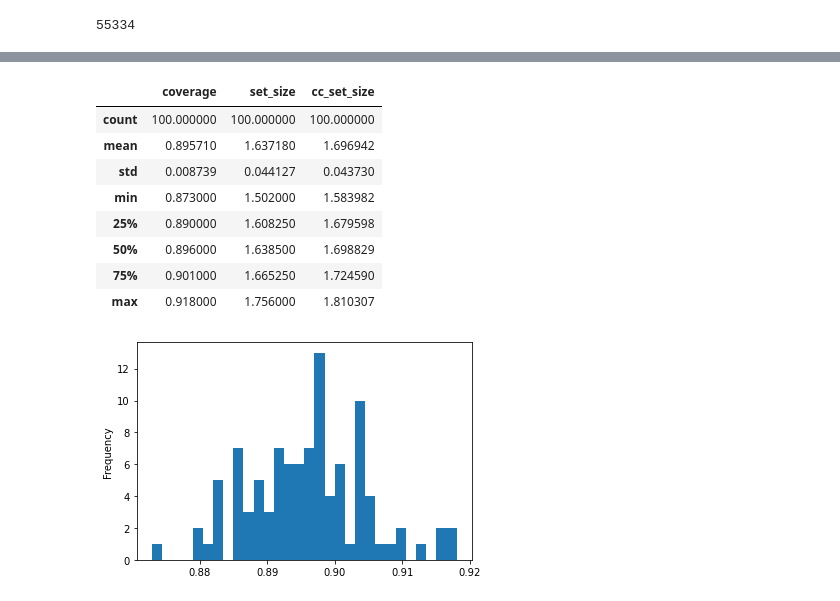
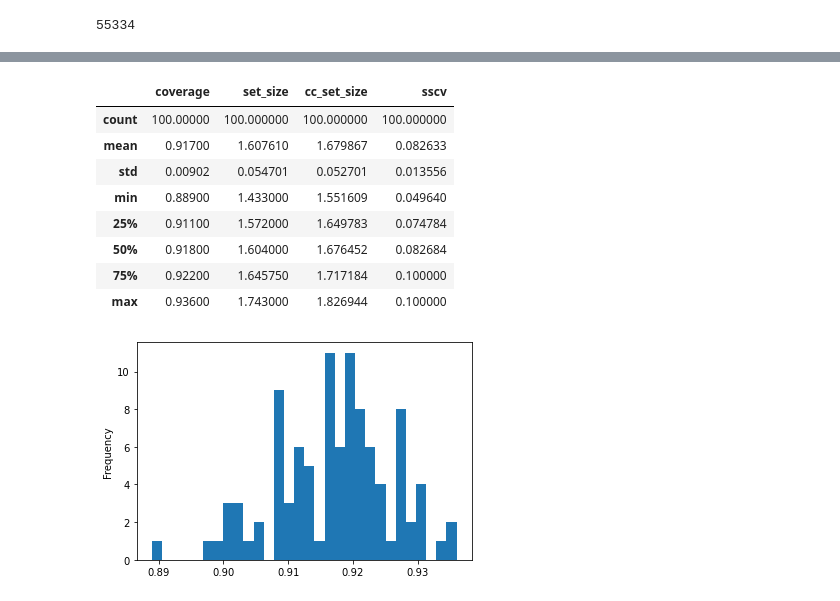
Before and after one commit to jase-clarkson/graph_cp, a Jupyter notebook: reddit.ipynb, the cells around one changed output, grey strips where cells are left out. Saved outputs shown, nothing was run; the diff lists cells and outputs as text; code cells hidden in the pictures.

```diff
--- a/reddit.ipynb
+++ b/reddit.ipynb
@@ -33,15 +34,17 @@ G
 # %% [output]
 <networkx.classes.graph.Graph at 0x...>
 # %%
-def get_nbhd_weights(G, node, k, geom=True):
+def get_nbhd_weights(G, node, k, scheme='unif'):
     # Get dict containing nodes -> shortest path to node (i.e. depth).
     node_depth_map = pd.Series(nx.single_source_shortest_path_length(G, node, cutoff=k), name='distance')
     node_depth_map.index.name = 'node_id'
     node_depth_map = node_depth_map.drop(node) # Remove the node itself from list.
     node_depth_map = node_depth_map.reset_index()
 
-    if geom:
-        node_depth_map['weight'] = (0.5)**(node_depth_map['distance'] - 1)  # Weight =
+    if scheme == 'geom':
+        node_depth_map['weight'] = (0.5)**(node_depth_map['distance'])  # Weight =
+    elif scheme == 'linear':
+        node_depth_map['weight'] = 1 / node_depth_map['distance']
     else:
         node_depth_map['weight'] = 1
     return node_depth_map
@@ -120,0 +128,4 @@ n_calib = 1000
+# %%
+napsg_sets, _ = precompute_naps_sets('geom')
+naps_sets, lcc_nodes = precompute_naps_sets('unif')
+napsl_sets, _ = precompute_naps_sets('linear')
@@ -121,19 +153,34 @@ n_calib = 1000
+# %%
+n_trials = 100
+n_eval = 1000
+sccv_bins = [-1, 1, 2, 3, 40]
 # %%
-nb_stats = []
+naps_stats = []
+napsl_stats = []
+napsg_stats = []
 full_stats = []
 # with mp.Pool(12) as p:
 for k in tqdm(range(n_trials)):
     ## Sample the prediction nodes.
-    pred_nodes = np.random.choice(lcc_nodes, size=n_calib, replace=False)
+    pred_nodes = np.random.choice(lcc_nodes, size=n_eval, replace=False)
     # Neighbourhood calibration is pre-computed, so just get prediction sets for them.
-    nb_stats.append(evaluate_predictions(sets_nb[pred_nodes].values,
+    naps_stats.append(evaluate_predictions(naps_sets.loc[pred_nodes, 'set'].values,
                                          test_x.loc[pred_nodes].values,
-                                         np.squeeze(test_y.loc[pred_nodes].values)
+                                         np.squeeze(test_y.loc[pred_nodes].values), alpha, sccv_bins
                                          ))
+    napsl_stats.append(evaluate_predictions(napsl_sets.loc[pred_nodes, 'set'].values,
+                                         test_x.loc[pred_nodes].values,
+                                         np.squeeze(test_y.loc[pred_nodes].values), alpha, sccv_bins
+                                         ))
+    napsg_stats.append(evaluate_predictions(napsg_sets.loc[pred_nodes, 'set'].values,
+                                         test_x.loc[pred_nodes].values,
+                                         np.squeeze(test_y.loc[pred_nodes].values), alpha, sccv_bins
+                                         ))
+
     # Full calibration
     quantile = calibrate(preds[~preds.index.isin(pred_nodes)].values,
                          np.squeeze(test_y[~test_y.index.isin(pred_nodes)].values), alpha)
     sets_full = predict(preds.loc[pred_nodes].values, quantile)
     full_stats.append(evaluate_predictions(sets_full,
                                            test_x.loc[pred_nodes].values,
-                                           np.squeeze(test_y.loc[pred_nodes].values)))
+                                           np.squeeze(test_y.loc[pred_nodes].values), alpha, sccv_bins))
@@ -140,15 +205,15 @@ for k in tqdm(range(n_trials)):
 # %%
-nb_df = pd.DataFrame(nb_stats, columns=['coverage', 'set_size', 'cc_set_size'])
+nb_df = pd.DataFrame(naps_stats, columns=['coverage', 'set_size', 'cc_set_size', 'sscv'])
 nb_df['coverage'].plot(kind='hist', bins=30)
 nb_df.describe()
 # %% [output]
-|  | coverage | set_size | cc_set_size |
-| count | 100.000000 | 100.000000 | 100.000000 |
-| mean | 0.895710 | 1.637180 | 1.696942 |
-| std | 0.008739 | 0.044127 | 0.043730 |
-| min | 0.873000 | 1.502000 | 1.583982 |
-| 25% | 0.890000 | 1.608250 | 1.679598 |
-| 50% | 0.896000 | 1.638500 | 1.698829 |
-| 75% | 0.901000 | 1.665250 | 1.724590 |
-| max | 0.918000 | 1.756000 | 1.810307 |
+|  | coverage | set_size | cc_set_size | sscv |
+| count | 100.00000 | 100.000000 | 100.000000 | 100.000000 |
+| mean | 0.91700 | 1.607610 | 1.679867 | 0.082633 |
+| std | 0.00902 | 0.054701 | 0.052701 | 0.013556 |
+| min | 0.88900 | 1.433000 | 1.551609 | 0.049640 |
+| 25% | 0.91100 | 1.572000 | 1.649783 | 0.074784 |
+| 50% | 0.91800 | 1.604000 | 1.676452 | 0.082684 |
+| 75% | 0.92200 | 1.645750 | 1.717184 | 0.100000 |
+| max | 0.93600 | 1.743000 | 1.826944 | 0.100000 |
-[figure, old version]
+[figure, new version]
```
Also changed, not shown: parts of 21 cells of this notebook, 8 other files.
